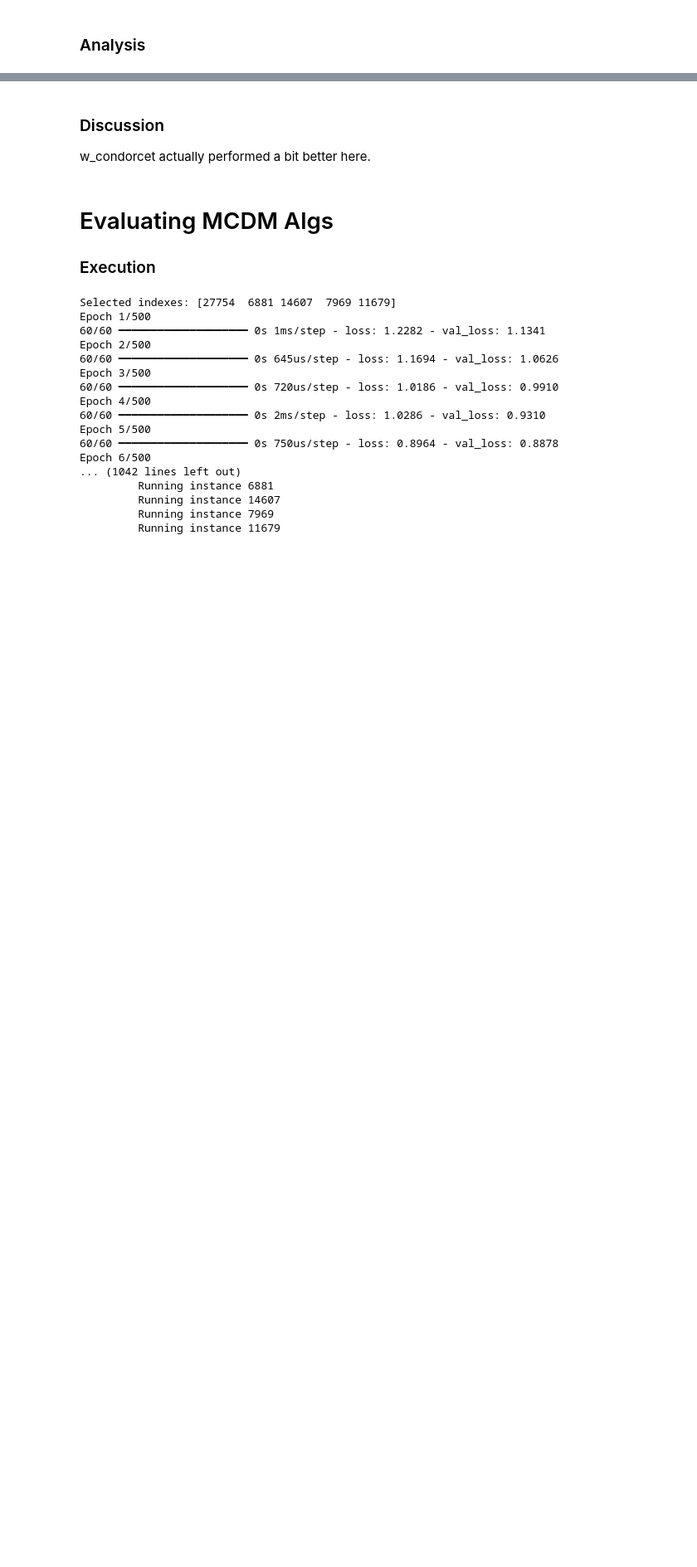
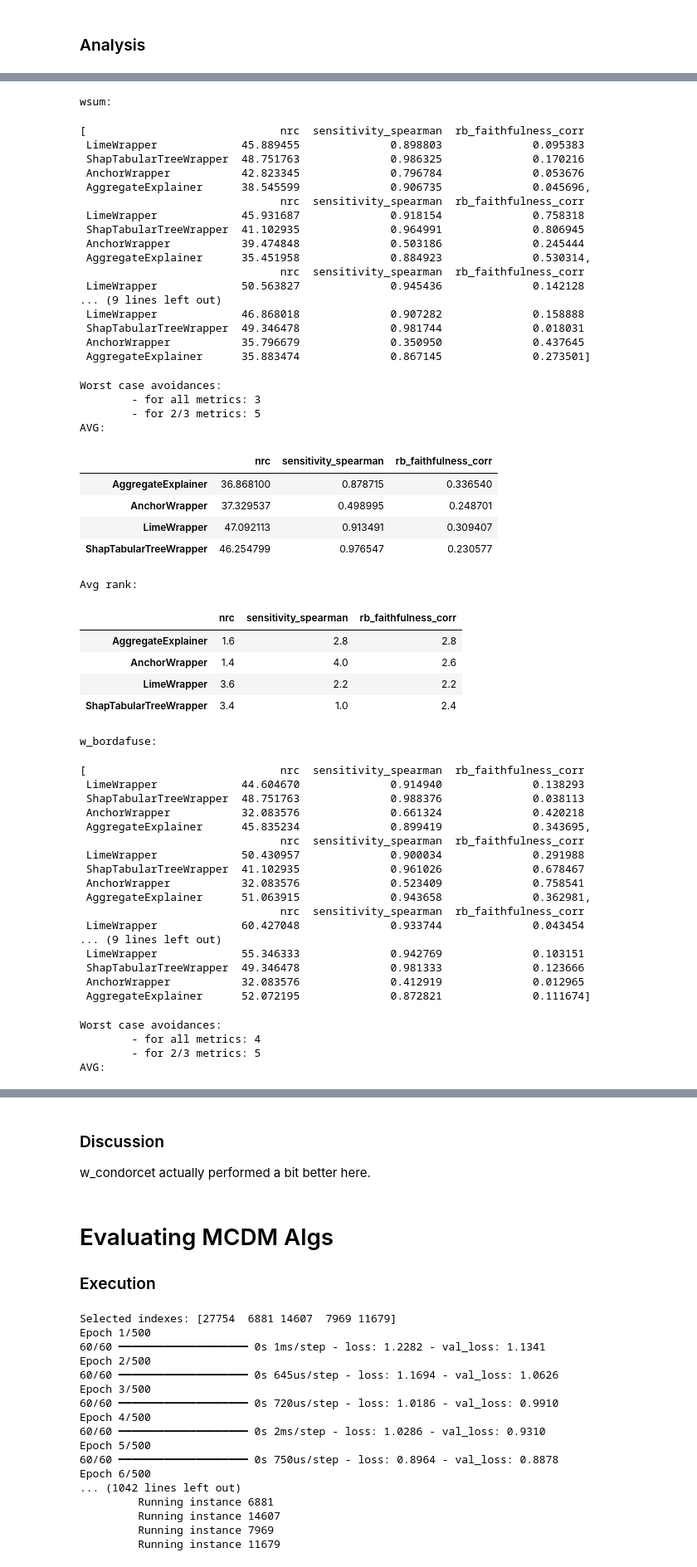
Before and after one commit to hiaac-finance/xai_aggregation, a Jupyter notebook: experiments/EXP_taiwan_dataset.ipynb, the cells around one changed output, grey strips where cells are left out. Shown at 83% size. Cells and saved outputs as stored; diff of their text form; code cells hidden in the pictures; blank space fills up the shorter version.

```diff
--- a/experiments/EXP_taiwan_dataset.ipynb
+++ b/experiments/EXP_taiwan_dataset.ipynb
@@ -315,0 +237,3 @@ Avg rank:
+# %%
+metric_sets = [['complexity', 'sensitivity_spearman', 'faithfulness_corr'], ['nrc', 'sensitivity_spearman', 'faithfulness_corr']]
+present_experiment_run(exp, labels=metric_sets)
@@ -439,0 +352,3 @@ Avg rank:
+# %%
+metric_sets = [['nrc', 'sensitivity_spearman', 'faithfulness_corr'], ['nrc', 'sensitivity_spearman', 'rb_faithfulness_corr']]
+present_experiment_run(exp, labels=metric_sets)
@@ -444,12 +426,13 @@ Avg rank:
 # %%
 results, metadata = evaluate_aggregate_explainer(
     clf, X_train, X_test, categorical_features,
+    metrics_sets=[['nrc', 'sensitivity_spearman', 'rb_faithfulness_corr']],
     aggregation_algs=["wsum", "w_bordafuse", "w_condorcet"],
     n_instances=5
 )
 
 metadata["description"] = "compares wsum, w_bordafuse, w_condorcet aggregation algorithms"
 
-with open('pickles/taiwan/COMPARE_wsum-w_bordafuse-w_condorcet.pkl', 'wb') as f:
+with open('pickles/taiwan/COMPARE_wsum-w_bordafuse-w_condorcet-allrank.pkl', 'wb') as f:
     dill.dump(ExperimentRun(metadata, results), f)
 # %% [output]
@@ -473,5 +456,5 @@ Epoch 6/500
 # %% [markdown]
 ### Analysis
 # %%
-with open('pickles/taiwan/COMPARE_wsum-w_bordafuse-w_condorcet.pkl', 'rb') as f:
+with open('pickles/taiwan/COMPARE_wsum-w_bordafuse-w_condorcet-allrank.pkl', 'rb') as f:
     exp = dill.load(f)
@@ -556,0 +461,59 @@ Avg rank:
+# %%
+methods = ["wsum", "w_bordafuse", "w_condorcet"]
+present_experiment_run(exp, labels=methods)
+# %% [output]
+wsum:
+[                              nrc  sensitivity_spearman  rb_faithfulness_corr
+ LimeWrapper             45.889455              0.898803              0.095383
+ ShapTabularTreeWrapper  48.751763              0.986325              0.170216
+ AnchorWrapper           42.823345              0.796784              0.053676
+ AggregateExplainer      38.545599              0.906735              0.045696,
+                               nrc  sensitivity_spearman  rb_faithfulness_corr
+ LimeWrapper             45.931687              0.918154              0.758318
+ ShapTabularTreeWrapper  41.102935              0.964991              0.806945
+ AnchorWrapper           39.474848              0.503186              0.245444
+ AggregateExplainer      35.451958              0.884923              0.530314,
+                               nrc  sensitivity_spearman  rb_faithfulness_corr
+ LimeWrapper             50.563827              0.945436              0.142128
+... (9 lines left out)
+ LimeWrapper             46.868018              0.907282              0.158888
+ ShapTabularTreeWrapper  49.346478              0.981744              0.018031
+ AnchorWrapper           35.796679              0.350950              0.437645
+ AggregateExplainer      35.883474              0.867145              0.273501]
+Worst case avoidances:
+        - for all metrics: 3
+        - for 2/3 metrics: 5
+AVG:
+|  | nrc | sensitivity_spearman | rb_faithfulness_corr |
+| AggregateExplainer | 36.868100 | 0.878715 | 0.336540 |
+| AnchorWrapper | 37.329537 | 0.498995 | 0.248701 |
+| LimeWrapper | 47.092113 | 0.913491 | 0.309407 |
+| ShapTabularTreeWrapper | 46.254799 | 0.976547 | 0.230577 |
+Avg rank:
+|  | nrc | sensitivity_spearman | rb_faithfulness_corr |
+| AggregateExplainer | 1.6 | 2.8 | 2.8 |
+| AnchorWrapper | 1.4 | 4.0 | 2.6 |
+| LimeWrapper | 3.6 | 2.2 | 2.2 |
+| ShapTabularTreeWrapper | 3.4 | 1.0 | 2.4 |
+w_bordafuse:
+[                              nrc  sensitivity_spearman  rb_faithfulness_corr
+ LimeWrapper             44.604670              0.914940              0.138293
+ ShapTabularTreeWrapper  48.751763              0.988376              0.038113
+ AnchorWrapper           32.083576              0.661324              0.420218
+ AggregateExplainer      45.835234              0.899419              0.343695,
+                               nrc  sensitivity_spearman  rb_faithfulness_corr
+ LimeWrapper             50.430957              0.900034              0.291988
+ ShapTabularTreeWrapper  41.102935              0.961026              0.678467
+ AnchorWrapper           32.083576              0.523409              0.758541
+ AggregateExplainer      51.063915              0.943658              0.362981,
+                               nrc  sensitivity_spearman  rb_faithfulness_corr
+ LimeWrapper             60.427048              0.933744              0.043454
+... (9 lines left out)
+ LimeWrapper             55.346333              0.942769              0.103151
+ ShapTabularTreeWrapper  49.346478              0.981333              0.123666
+ AnchorWrapper           32.083576              0.412919              0.012965
+ AggregateExplainer      52.072195              0.872821              0.111674]
+Worst case avoidances:
+        - for all metrics: 4
+        - for 2/3 metrics: 5
+AVG:
```
Also changed, not shown: parts of 14 cells of this notebook, 11 other files.
